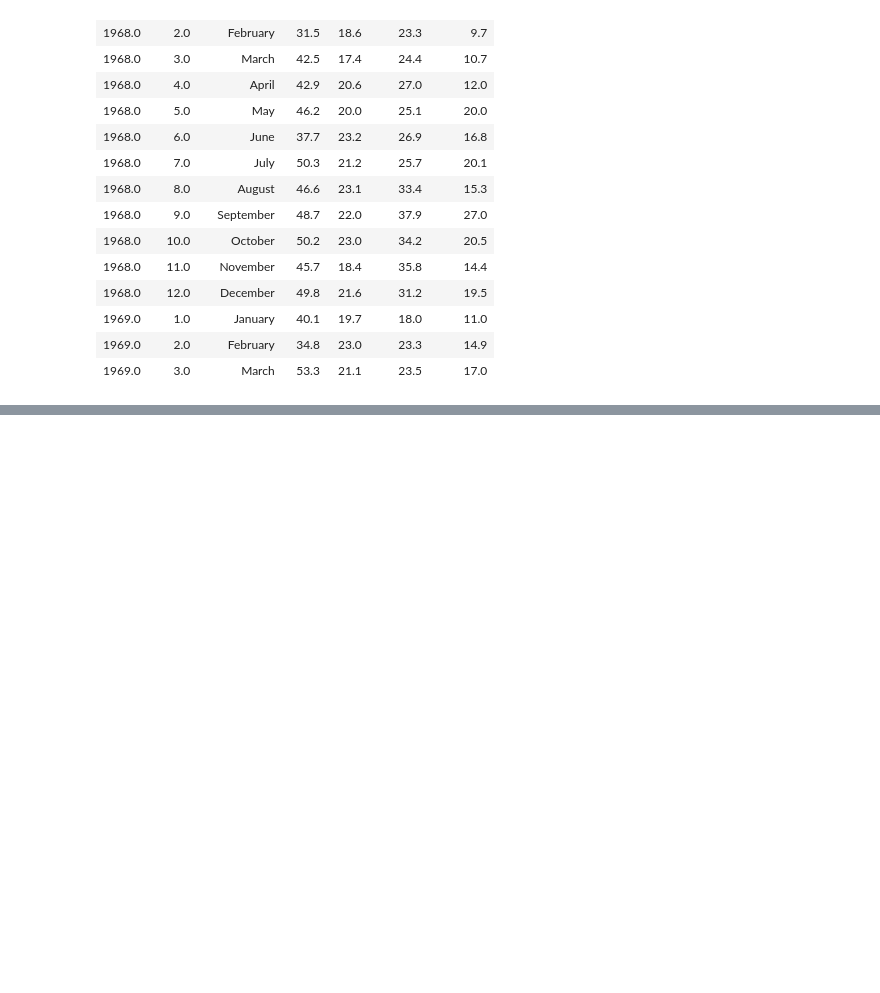
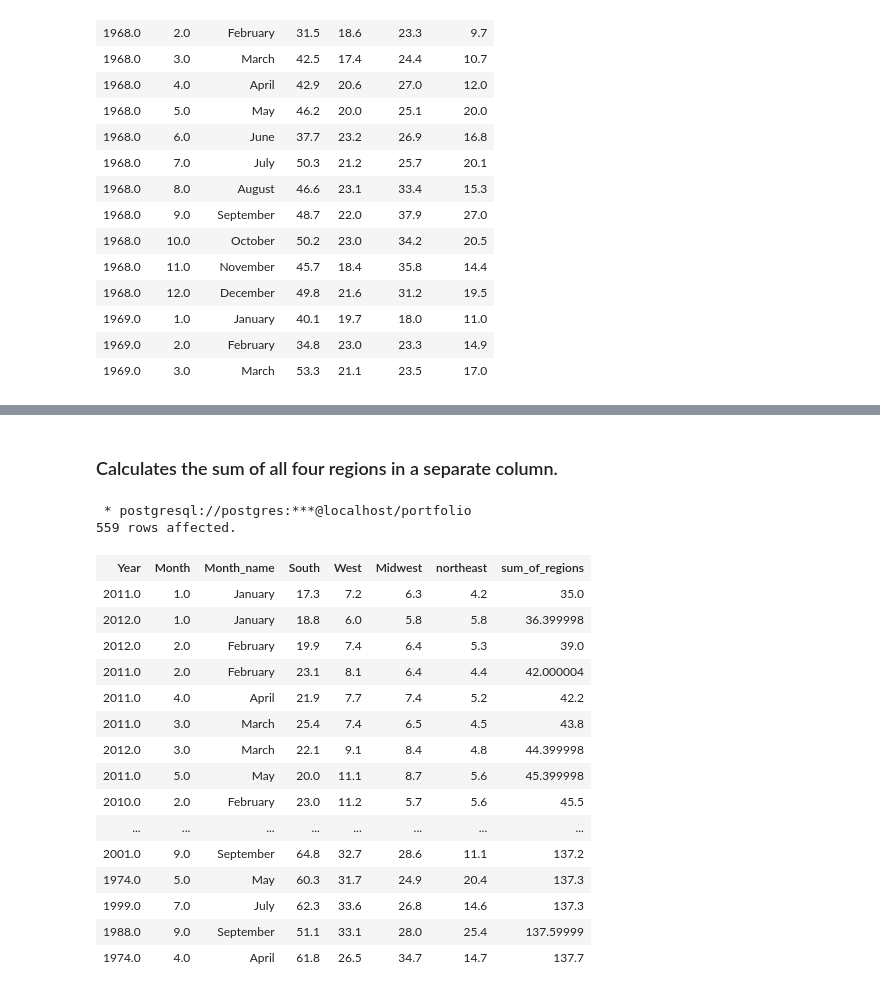
Before and after one commit to davidkeya/SQL-Projects, a Jupyter notebook: SQL Review 2021/Housing Report .ipynb, the cells around one changed output, grey strips where cells are left out. Drawn from its saved outputs; the diff is of its cells as text; code cells hidden in the pictures; blank space fills up the shorter version.

Commit message:
housing report edit

```diff
--- a/SQL Review 2021/Housing Report .ipynb
+++ b/SQL Review 2021/Housing Report .ipynb
@@ -105,0 +334,25 @@ LIMIT 15
+# %% [markdown]
+### Calculates the sum of all four regions in a separate column.
+# %%
+%%sql
+SELECT year AS "Year", month AS "Month", month_name AS "Month_name", south AS "South", west AS "West", midwest AS "Midwest", northeast AS Northeast, south + west + midwest + northeast AS Sum_of_Regions FROM housing_units
+ORDER BY Sum_of_Regions
+# %% [output]
+ * postgresql://postgres:***@localhost/portfolio
+559 rows affected.
+| Year | Month | Month_name | South | West | Midwest | northeast | sum_of_regions |
+| 2011.0 | 1.0 | January | 17.3 | 7.2 | 6.3 | 4.2 | 35.0 |
+| 2012.0 | 1.0 | January | 18.8 | 6.0 | 5.8 | 5.8 | 36.399998 |
+| 2012.0 | 2.0 | February | 19.9 | 7.4 | 6.4 | 5.3 | 39.0 |
+| 2011.0 | 2.0 | February | 23.1 | 8.1 | 6.4 | 4.4 | 42.000004 |
+| 2011.0 | 4.0 | April | 21.9 | 7.7 | 7.4 | 5.2 | 42.2 |
+| 2011.0 | 3.0 | March | 25.4 | 7.4 | 6.5 | 4.5 | 43.8 |
+| 2012.0 | 3.0 | March | 22.1 | 9.1 | 8.4 | 4.8 | 44.399998 |
+| 2011.0 | 5.0 | May | 20.0 | 11.1 | 8.7 | 5.6 | 45.399998 |
+| 2010.0 | 2.0 | February | 23.0 | 11.2 | 5.7 | 5.6 | 45.5 |
+| ... | ... | ... | ... | ... | ... | ... | ... |
+| 2001.0 | 9.0 | September | 64.8 | 32.7 | 28.6 | 11.1 | 137.2 |
+| 1974.0 | 5.0 | May | 60.3 | 31.7 | 24.9 | 20.4 | 137.3 |
+| 1999.0 | 7.0 | July | 62.3 | 33.6 | 26.8 | 14.6 | 137.3 |
+| 1988.0 | 9.0 | September | 51.1 | 33.1 | 28.0 | 25.4 | 137.59999 |
+| 1974.0 | 4.0 | April | 61.8 | 26.5 | 34.7 | 14.7 | 137.7 |
```
Also changed, not shown: parts of 25 cells of this notebook.
